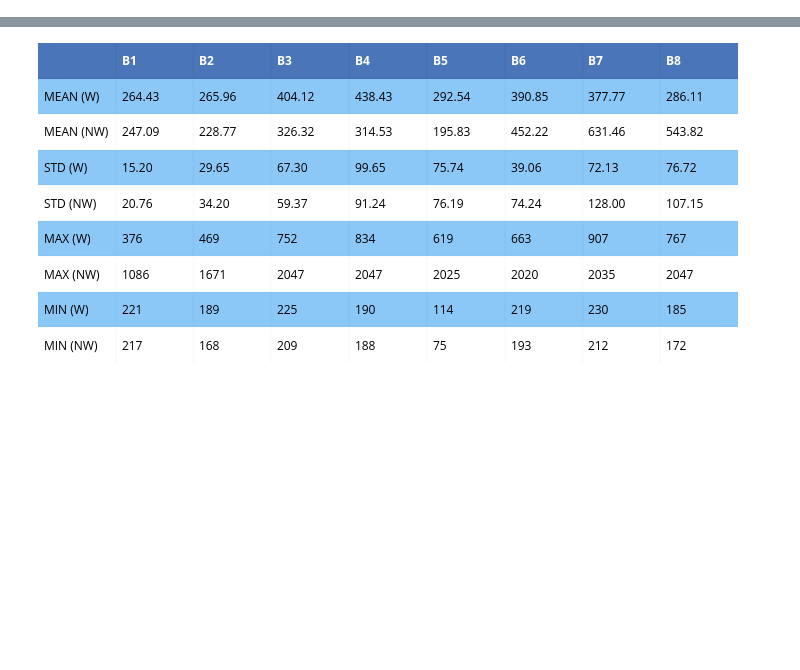
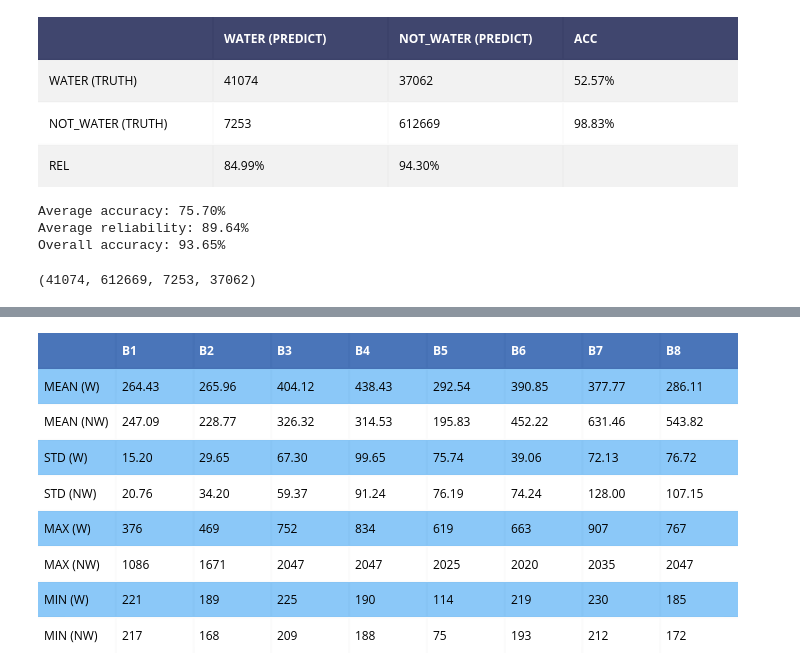
Before and after one commit to junjchen/jarvis, a Jupyter notebook: water_body_extraction/script.ipynb, the cells around one changed output, grey strips where cells are left out. Saved outputs shown, nothing was run; the diff lists cells and outputs as text; code cells hidden in the pictures; blank space fills up the shorter version.

```diff
--- a/water_body_extraction/script.ipynb
+++ b/water_body_extraction/script.ipynb
@@ -12,0 +28,10 @@ i = ImageFact('6100_2_2', ['7', '8'])
+# %%
+# Perform density slicing on band 8, with upper and lower bound set to 170 and 116
+
+i.density_slicing(8, 116, 170)
+# %% [output]
+[figure, added]
+Average accuracy: 75.70%
+Average reliability: 89.64%
+Overall accuracy: 93.65%
+(41074, 612669, 7253, 37062)
```
Also changed, not shown: parts of 21 cells of this notebook, 5 other files.
